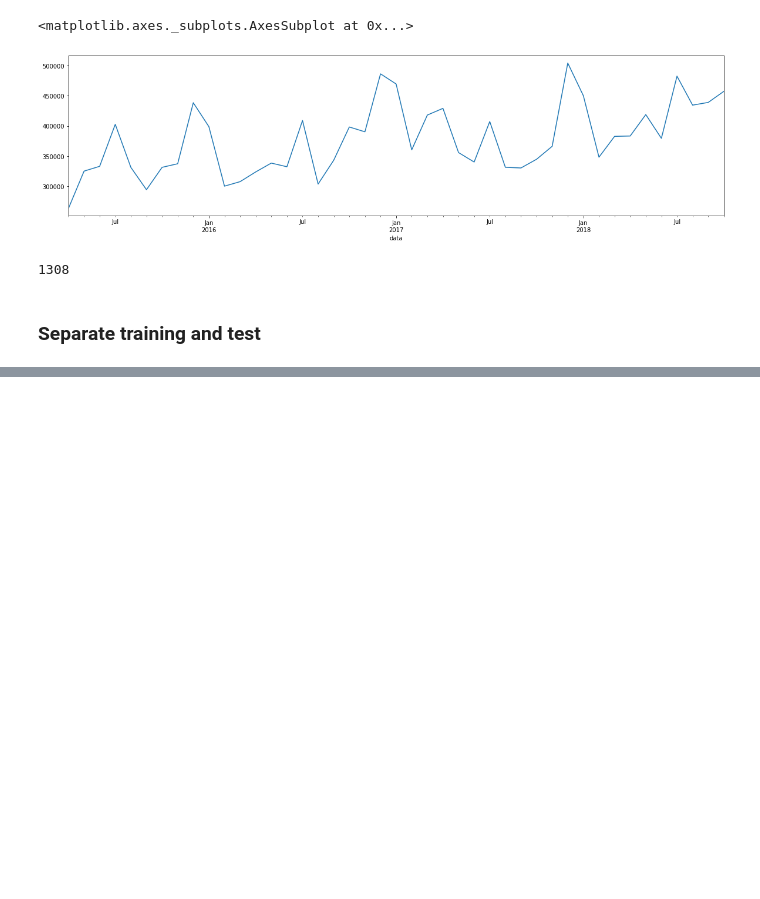
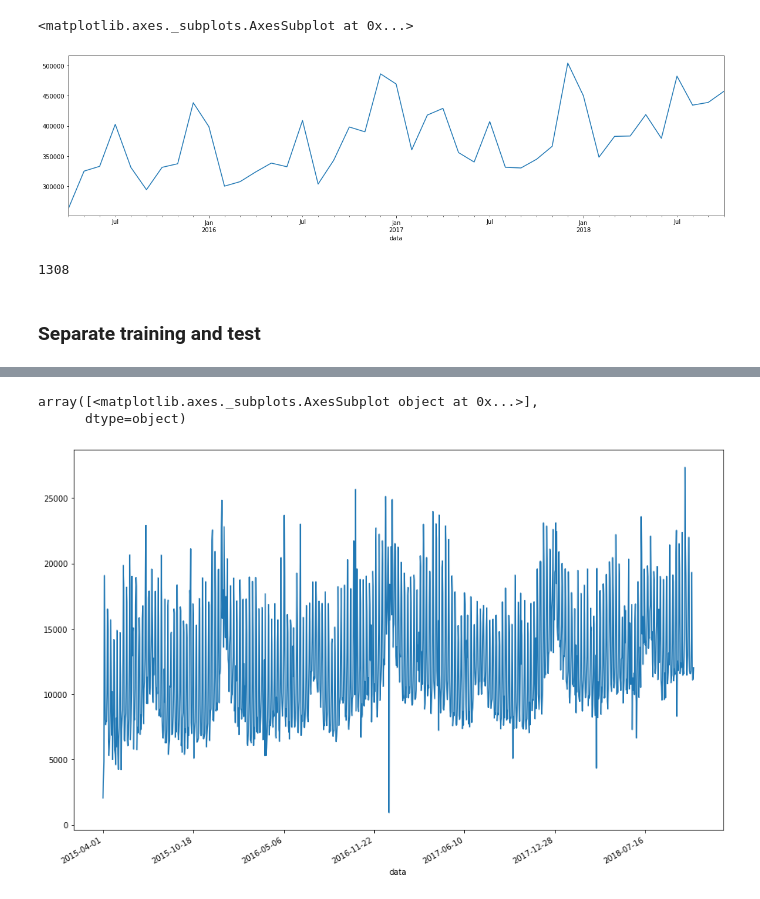
Before and after one commit to AAntunesNDS/time_series_deeplearning, a Jupyter notebook: TimeSeriesKerasTensorFlow_DevAcademyChallange_Dataset_2.ipynb, the cells around one changed output, grey strips where cells are left out. Cells and saved outputs as stored; diff of their text form; code cells hidden in the pictures; blank space fills up the shorter version.

Commit message:
separated dataset and preview true future x baseline

```diff
--- a/TimeSeriesKerasTensorFlow_DevAcademyChallange_Dataset_2.ipynb
+++ b/TimeSeriesKerasTensorFlow_DevAcademyChallange_Dataset_2.ipynb
@@ -102,0 +122,17 @@ previsores.shape
+# %%
+from __future__ import absolute_import, division, print_function, unicode_literals
+import tensorflow as tf
+
+import matplotlib as mpl
+import matplotlib.pyplot as plt
+import numpy as np
+import os
+import pandas as pd
+
+mpl.rcParams['figure.figsize'] = (15, 10)
+mpl.rcParams['axes.grid'] = False
+# %%
+data = pd.read_csv('Datas/DataTreinamentoDevAcademy/data_2__.csv')
+data = data.drop(['index'], axis=1)
+#data_test = pd.read_csv('Datas/DataTreinamentoDevAcademy/data_1__test.csv', date_parser = 'data')
+data.head()
@@ -102,0 +146,4 @@ previsores.shape
+# %%
+# data without the first 233 records (due to discrepancies)
+data = data.iloc[234:, :]
+data.head()
@@ -102,0 +184,4 @@ previsores.shape
+# %%
+uni_data = data['valor']
+uni_data.index = data['data']
+uni_data.head()
@@ -102,0 +196,6 @@ previsores.shape
+# %%
+uni_data.plot(subplots=True)
+# %% [output]
+array([<matplotlib.axes._subplots.AxesSubplot object at 0x...>],
+      dtype=object)
+[figure, added]
```
Also changed, not shown: parts of 28 cells of this notebook.
